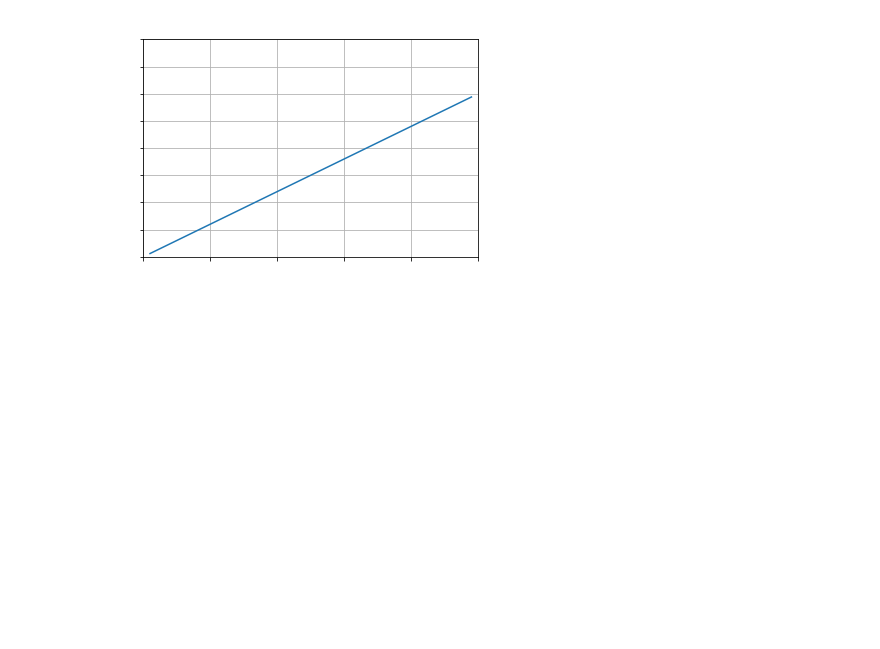
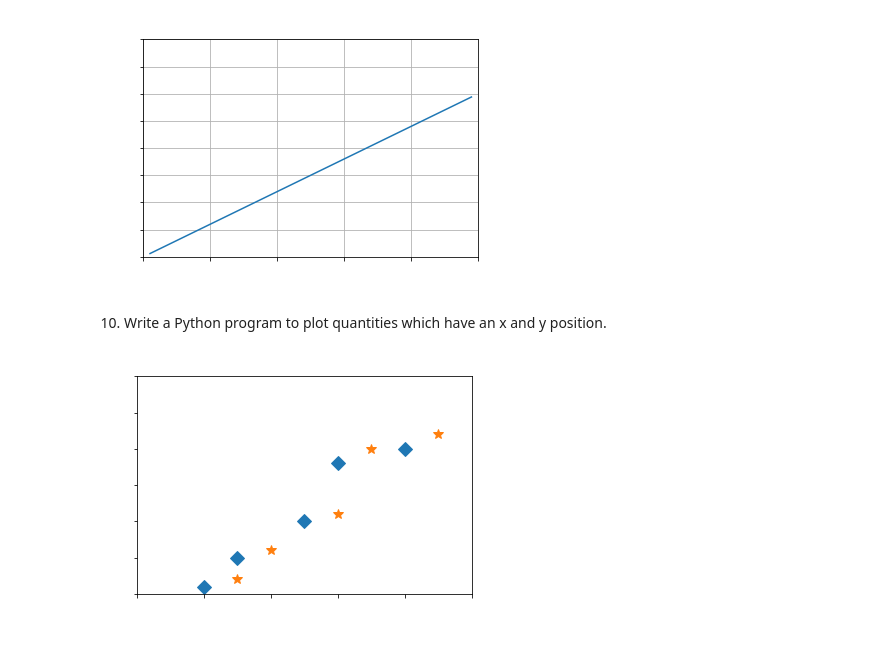
Before and after one commit to shaikhfarzana/Python-Libraries, a Jupyter notebook: Mathplotlib_Problems/Matplotlib_Problems.ipynb, the cells around one changed output. Cells and saved outputs as stored; diff of their text form; code cells hidden in the pictures; blank space fills up the shorter version.

Commit message:
[Farzana] Add: Python program to plot quantities which have an x and y position.

```diff
--- a/Mathplotlib_Problems/Matplotlib_Problems.ipynb
+++ b/Mathplotlib_Problems/Matplotlib_Problems.ipynb
@@ -304,3 +304,42 @@ if __name__ == "__main__":
     to_set_new_axis_values()
 # %% [output]
 [figure]
+# %% [markdown]
+10. Write a Python program to plot quantities which have an x and y position.
+# %%
+import numpy as np
+import matplotlib.pyplot as pl
+
+def to_plot_quantities():
+    """
+       Description:
+          Function is used to plot quantities of x and y position.
+       Parameter:
+          No parameter required.
+       Return:
+          Returns nothing.
+    """
+
+    # Make an array of x values
+    x1 = [2, 3, 5, 6, 8]
+    # Make an array of y values for each x value
+    y1 = [1, 5, 10, 18, 20]
+    # Make an array of x values
+    x2 = [3, 4, 6, 7, 9]
+    # Make an array of y values for each x value
+    y2 = [2, 6, 11, 20, 22]
+
+    pl.axis([0, 10, 0, 30])
+    pl.plot(x1, y1,'D', x2, y2, '*', markersize=10)
+
+    plt.xlabel('x-axis', color= 'white')
+    plt.ylabel('y-axis', color = 'white')
+    plt.xticks( color = 'white')
+    plt.yticks( color = 'white')
+    plt.title('Plotting X and Y quantities.', color='white')
+    pl.show()
+
+if __name__ == "__main__":
+    to_plot_quantities()
+# %% [output]
+[figure, added]
```
